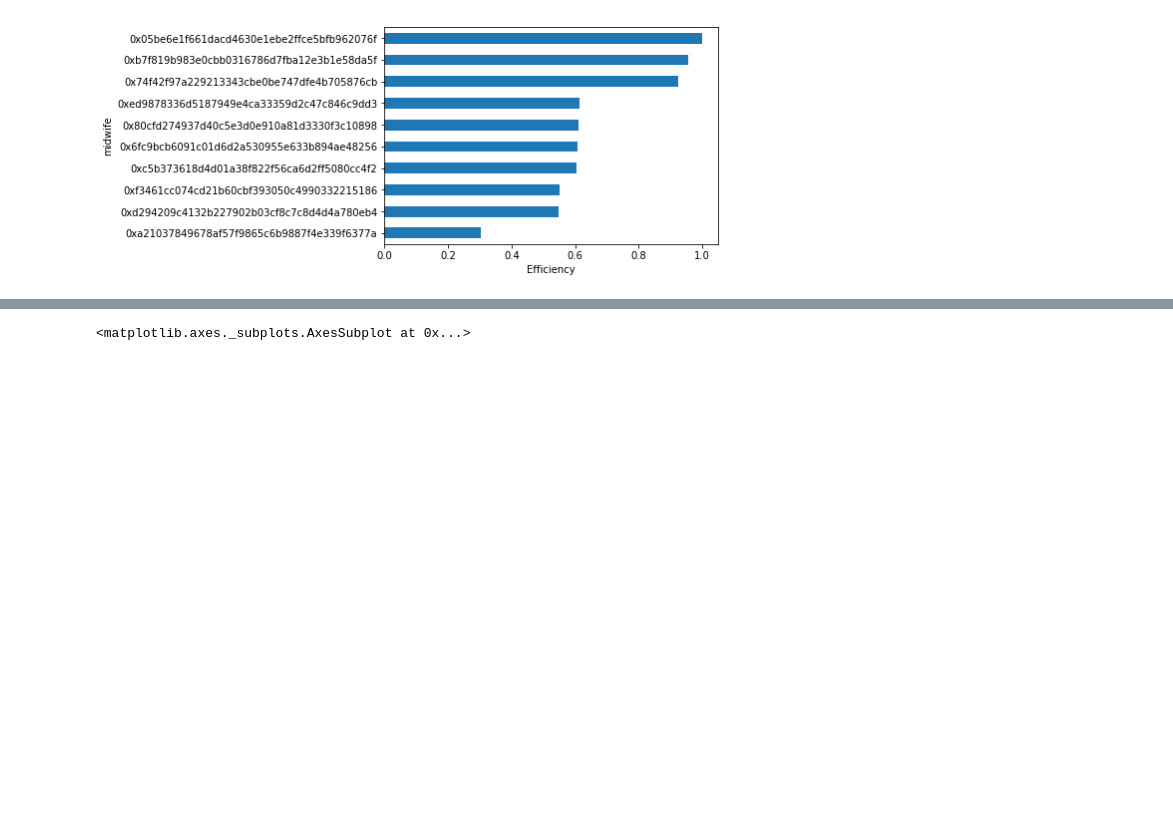
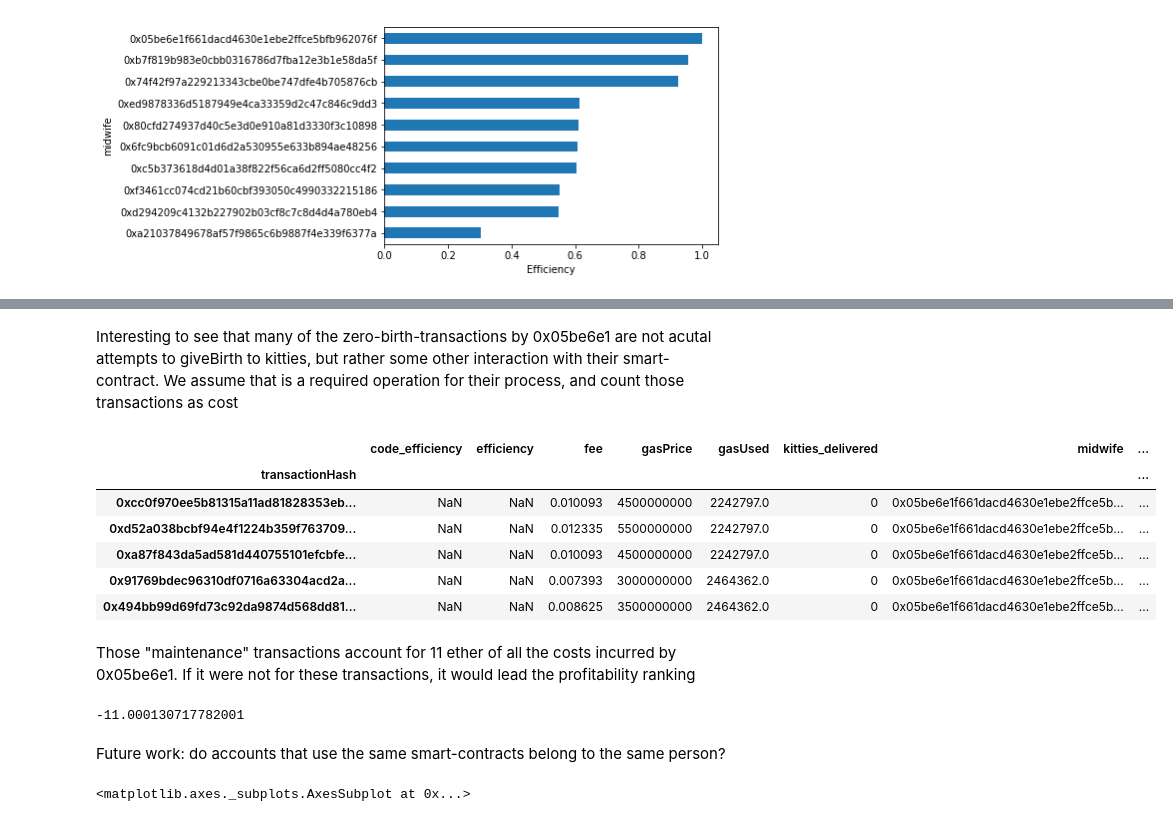
Before and after one commit to BlockScience/cryptokitties-analysis, a Jupyter notebook: ck-analysis.ipynb, the cells around one changed output, grey strips where cells are left out. Drawn from its saved outputs; the diff is of its cells as text; code cells hidden in the pictures; blank space fills up the shorter version.

```diff
--- a/ck-analysis.ipynb
+++ b/ck-analysis.ipynb
@@ -169,6 +176,5 @@ A few accounts are responsible for most of the births
 # %%
 allTimeTopMidwives = births.groupby(['midwife']).data.count().\
-                sort_values(ascending=False).head(10)
-allTimeTopMidwives = set(allTimeTopMidwives.index.values)
-allTimeTopMidwives
+                sort_values(ascending=False)
+len(allTimeTopMidwives)
 # %% [output]
@@ -184,0 +184,3 @@ allTimeTopMidwives
+# %%
+allTimeTopMidwives = set(allTimeTopMidwives.head(10).index.values)
+allTimeTopMidwives
@@ -348,3 +398,29 @@ Text(0.5,0,'Efficiency')
+# %% [markdown]
+Interesting to see that many of the zero-birth-transactions by 0x05be6e1 are not acutal attempts to giveBirth to kitties, but rather some other interaction with their smart-contract. We assume that is a required operation for their process, and count those transactions as cost
+# %%
+df_profitability[(df_profitability['midwife']=='0x05be6e1f661dacd4630e1ebe2ffce5bfb962076f') & \
+                 (df_profitability['kitties_delivered']==0) & \
+                 (df_profitability['midwife_smartcontract']=='0x39243a59d34169eeb0cac2752a21b982408a0194') & \
+                 (df_profitability['gasUsed']>55000)].head()
+# %% [output]
+|  | code_efficiency | efficiency | fee | gasPrice | gasUsed | kitties_delivered | midwife | ... |
+| transactionHash |  |  |  |  |  |  |  | ... |
+| 0xcc0f970ee5b81315a11ad81828353eb... | NaN | NaN | 0.010093 | 4500000000 | 2242797.0 | 0 | 0x05be6e1f661dacd4630e1ebe2ffce5b... | ... |
+| 0xd52a038bcbf94e4f1224b359f763709... | NaN | NaN | 0.012335 | 5500000000 | 2242797.0 | 0 | 0x05be6e1f661dacd4630e1ebe2ffce5b... | ... |
+| 0xa87f843da5ad581d440755101efcbfe... | NaN | NaN | 0.010093 | 4500000000 | 2242797.0 | 0 | 0x05be6e1f661dacd4630e1ebe2ffce5b... | ... |
+| 0x91769bdec96310df0716a63304acd2a... | NaN | NaN | 0.007393 | 3000000000 | 2464362.0 | 0 | 0x05be6e1f661dacd4630e1ebe2ffce5b... | ... |
+| 0x494bb99d69fd73c92da9874d568dd81... | NaN | NaN | 0.008625 | 3500000000 | 2464362.0 | 0 | 0x05be6e1f661dacd4630e1ebe2ffce5b... | ... |
+# %% [markdown]
+Those "maintenance" transactions account for 11 ether of all the costs incurred by 0x05be6e1. If it were not for these transactions, it would lead the profitability ranking
+# %%
+df_profitability[(df_profitability['midwife']=='0x05be6e1f661dacd4630e1ebe2ffce5bfb962076f') & \
+                 (df_profitability['kitties_delivered']==0) & \
+                 (df_profitability['midwife_smartcontract']=='0x39243a59d34169eeb0cac2752a21b982408a0194') & \
+                 (df_profitability['gasUsed']>55000)].profit.sum()
+# %% [output]
+-11.000130717782001
+# %% [markdown]
+Future work: do accounts that use the same smart-contracts belong to the same person?
 # %%
 import seaborn as sns
 heatmap = pd.DataFrame(births_2018[births_2018['midwife'].isin(TopMidwives_2018)].groupby(['midwife','midwife_smartcontract']).data.count()).reset_index().pivot(index='midwife', columns='midwife_smartcontract', values='data')
```
Also changed, not shown: parts of 41 cells of this notebook.
